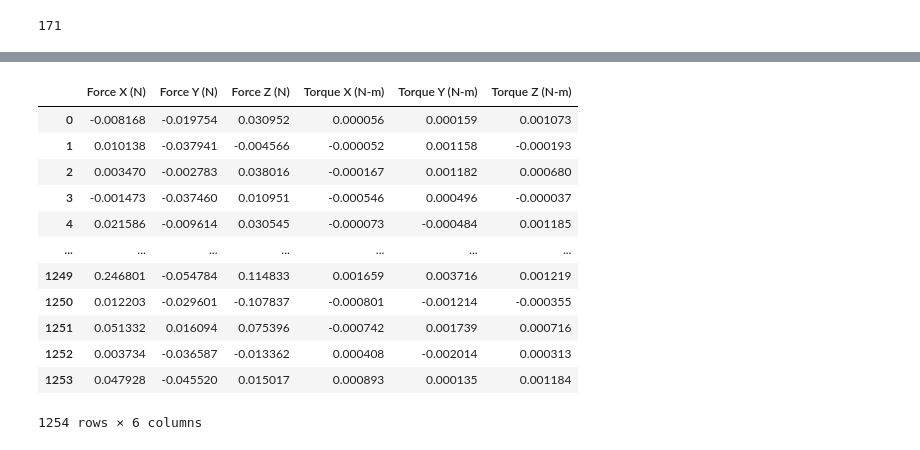
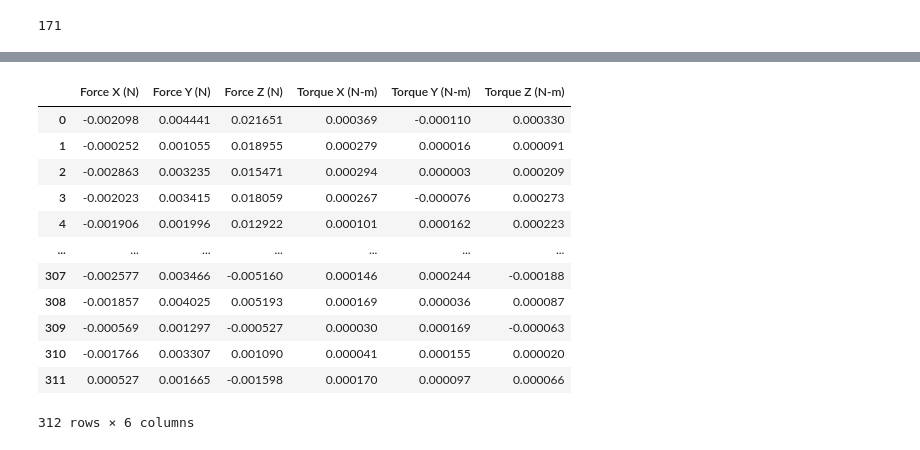
Before and after one commit to AndyBestIsBored/Desktop_Rehab, a Jupyter notebook: Python sensor/Sensor_testing.ipynb, the cells around one changed output, grey strips where cells are left out. Cells and saved outputs as stored; diff of their text form; code cells hidden in the pictures.

```diff
--- a/Python sensor/Sensor_testing.ipynb
+++ b/Python sensor/Sensor_testing.ipynb
@@ -103,28 +99,28 @@ print(len(readings_multi))
 # %%
 FOLDER_DIR = "..\Joey\Record_Data"
 
 demo_df = pd.read_csv(FOLDER_DIR+"\Demo\Sensor_2.csv")
 demo_df.drop(['Frequency = 1000',
        'Averaging Level = 16', 'F/T Serial Number = FT44764',
-       'Time Started = 27-Jun-23 5:48:45 PM'], axis=1, inplace=True)
+       'Time Started = 28-Jun-23 6:15:14 PM'], axis=1, inplace=True)
 demo_df
 # plt.plot(range(len(readings_outside_loop)), [sample[0] for sample in readings_outside_loop])
 # plt.plot(range(len(readings_outside_loop)), [sample[1] for sample in readings_outside_loop])
 # plt.plot(range(len(readings_outside_loop)), [sample[2] for sample in readings_outside_loop])
 # plt.plot(range(len(readings_multi)), [sample[0] for sample in readings_multi])
 # plt.plot(range(len(readings_multi)), [sample[1] for sample in readings_multi])
 # plt.plot(range(len(readings_multi)), [sample[2] for sample in readings_multi])
 # %% [output]
 |  | Force X (N) | Force Y (N) | Force Z (N) | Torque X (N-m) | Torque Y (N-m) | Torque Z (N-m) |
-| 0 | -0.008168 | -0.019754 | 0.030952 | 0.000056 | 0.000159 | 0.001073 |
-| 1 | 0.010138 | -0.037941 | -0.004566 | -0.000052 | 0.001158 | -0.000193 |
-| 2 | 0.003470 | -0.002783 | 0.038016 | -0.000167 | 0.001182 | 0.000680 |
-| 3 | -0.001473 | -0.037460 | 0.010951 | -0.000546 | 0.000496 | -0.000037 |
-| 4 | 0.021586 | -0.009614 | 0.030545 | -0.000073 | -0.000484 | 0.001185 |
+| 0 | -0.002098 | 0.004441 | 0.021651 | 0.000369 | -0.000110 | 0.000330 |
+| 1 | -0.000252 | 0.001055 | 0.018955 | 0.000279 | 0.000016 | 0.000091 |
+| 2 | -0.002863 | 0.003235 | 0.015471 | 0.000294 | 0.000003 | 0.000209 |
+| 3 | -0.002023 | 0.003415 | 0.018059 | 0.000267 | -0.000076 | 0.000273 |
+| 4 | -0.001906 | 0.001996 | 0.012922 | 0.000101 | 0.000162 | 0.000223 |
 | ... | ... | ... | ... | ... | ... | ... |
-| 1249 | 0.246801 | -0.054784 | 0.114833 | 0.001659 | 0.003716 | 0.001219 |
-| 1250 | 0.012203 | -0.029601 | -0.107837 | -0.000801 | -0.001214 | -0.000355 |
-| 1251 | 0.051332 | 0.016094 | 0.075396 | -0.000742 | 0.001739 | 0.000716 |
-| 1252 | 0.003734 | -0.036587 | -0.013362 | 0.000408 | -0.002014 | 0.000313 |
-| 1253 | 0.047928 | -0.045520 | 0.015017 | 0.000893 | 0.000135 | 0.001184 |
+| 307 | -0.002577 | 0.003466 | -0.005160 | 0.000146 | 0.000244 | -0.000188 |
+| 308 | -0.001857 | 0.004025 | 0.005193 | 0.000169 | 0.000036 | 0.000087 |
+| 309 | -0.000569 | 0.001297 | -0.000527 | 0.000030 | 0.000169 | -0.000063 |
+| 310 | -0.001766 | 0.003307 | 0.001090 | 0.000041 | 0.000155 | 0.000020 |
+| 311 | 0.000527 | 0.001665 | -0.001598 | 0.000170 | 0.000097 | 0.000066 |
-1254 rows × 6 columns
+312 rows × 6 columns
```
Also changed, not shown: parts of 3 cells of this notebook, 1 other file.
